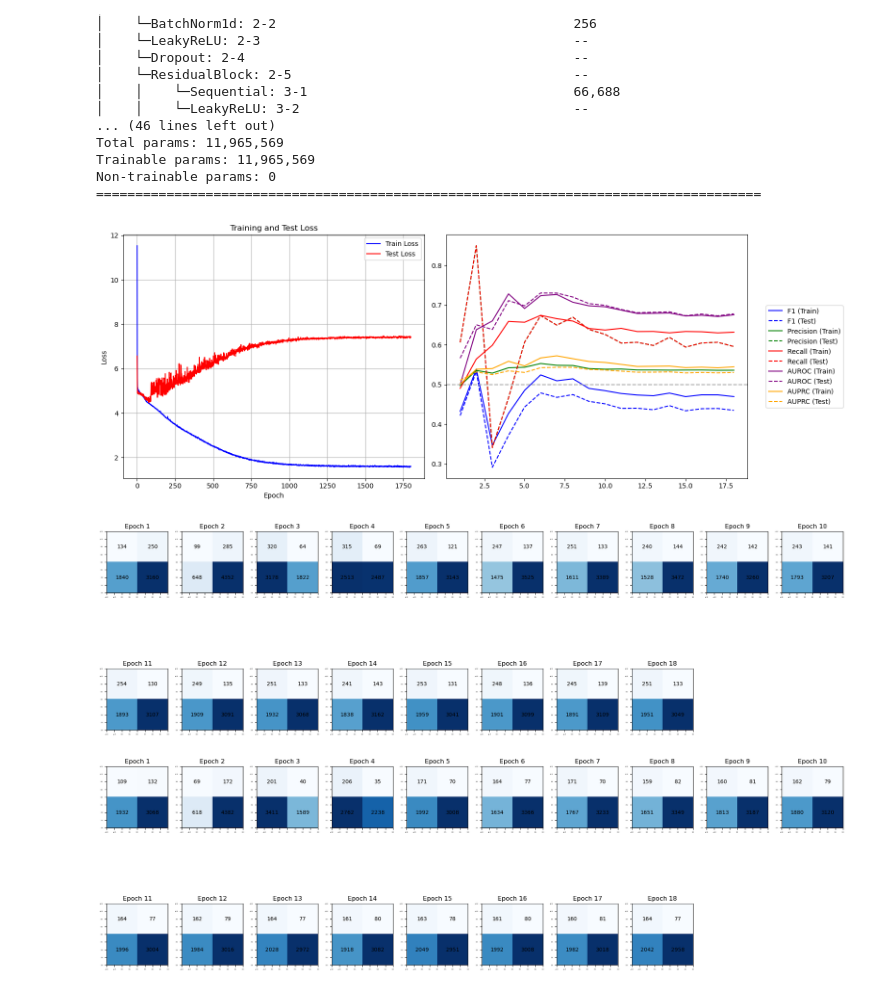
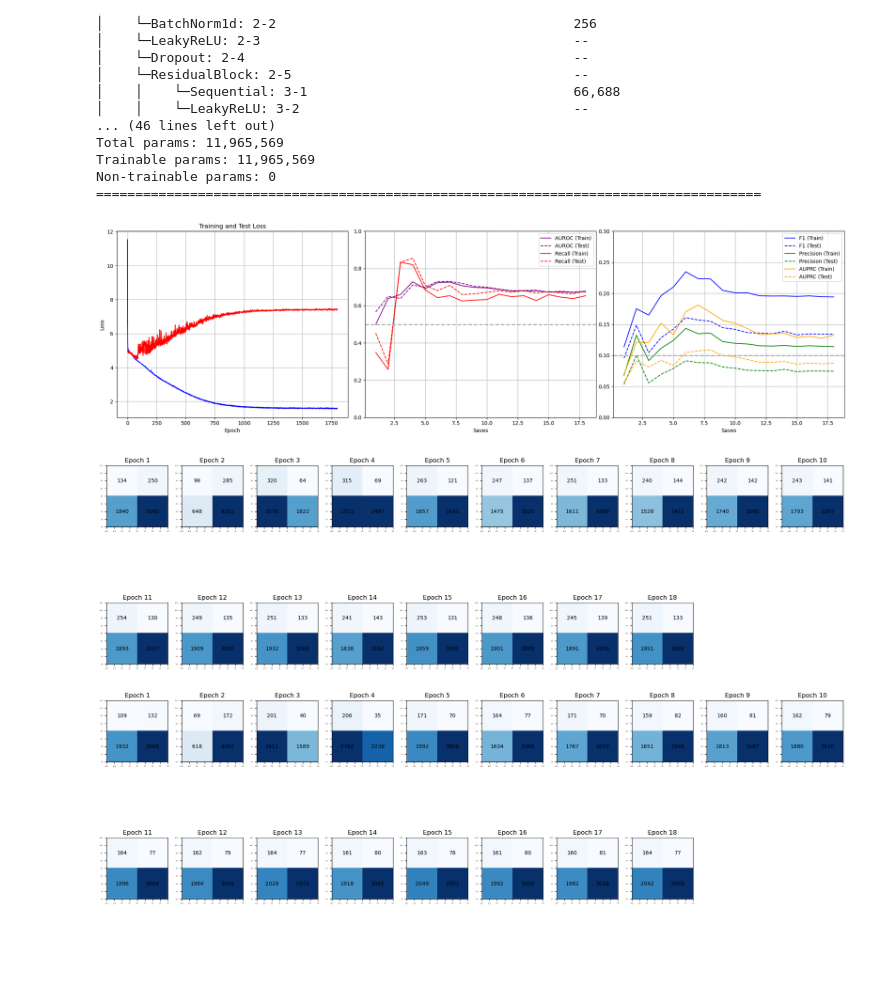
Before and after one commit to JiaxingQiu/llm_nicu_vitalsigns, a Jupyter notebook: script/CLIP/main.ipynb, the cells around one changed output. Cells and saved outputs as stored; diff of their text form; code cells hidden in the pictures; blank space fills up the shorter version.

```diff
--- a/script/CLIP/main.ipynb
+++ b/script/CLIP/main.ipynb
@@ -241,7 +241,7 @@ tx_dim= TXTFeature(['test'],config_dict['text_encoder_name']).features.shape[1]
 model = CLIPModel(
         ts_dim=ts_dim,
         text_dim=tx_dim,
-        projection_dim=config_dict['embedded_dim']
+        output_dim=config_dict['embedded_dim']
     )
 optimizer = torch.optim.AdamW(model.parameters(), lr=config_dict['init_lr'])
 scheduler = torch.optim.lr_scheduler.ReduceLROnPlateau(
@@ -297,34 +297,34 @@ if overwrite or not os.path.exists(model_path):
         train_eval_metrics_list.append(train_eval_metrics)
         test_eval_metrics_list.append(test_eval_metrics)
         # save model and losses
         torch.save(model.state_dict(), model_path)
         torch.save({
             'train_losses': train_losses,
             'test_losses': test_losses,
             'train_evals': train_eval_metrics_list,
             'test_evals': test_eval_metrics_list }, eval_path)
         # if i % 10 == 0: # every 10 saves, evaluate the model
         eval_dict = torch.load(eval_path)
         eval_dict_eng = eng_eval_metrics(eval_dict, binary=True)
         print("-" * 70)
         print(f"Metric     |  Training  |  Testing")
         print("-" * 70)
         print(f"F1        |   {eval_dict_eng['train_f1'][-1]:.3f}   |   {eval_dict_eng['test_f1'][-1]:.3f}")
         print(f"Precision |   {eval_dict_eng['train_precision'][-1]:.3f}   |   {eval_dict_eng['test_precision'][-1]:.3f}")
         print(f"Recall    |   {eval_dict_eng['train_recall'][-1]:.3f}   |   {eval_dict_eng['test_recall'][-1]:.3f}")
         print(f"AUROC     |   {eval_dict_eng['train_auroc'][-1]:.3f}   |   {eval_dict_eng['test_auroc'][-1]:.3f}")
         print(f"AUPRC     |   {eval_dict_eng['train_auprc'][-1]:.3f}   |   {eval_dict_eng['test_auprc'][-1]:.3f}")
         print("-" * 70)
 
 else:
     model.load_state_dict(torch.load(model_path))
     eval_dict = torch.load(eval_path)
     train_losses = eval_dict['train_losses']
     test_losses = eval_dict['test_losses']
     train_eval_metrics_list = eval_dict['train_evals']
     test_eval_metrics_list = eval_dict['test_evals']
-    eval_dict_eng = eng_eval_metrics(eval_dict, binary=False, plot_confusion_matrices=True)
+    eval_dict_eng = eng_eval_metrics(eval_dict, binary=True, plot_confusion_matrices=True)
 # %% [output]
-[figure, old version]
+[figure, new version]
 [figure]
 [figure]
```
Also changed, not shown: parts of 1 cell of this notebook, 4 other files.
